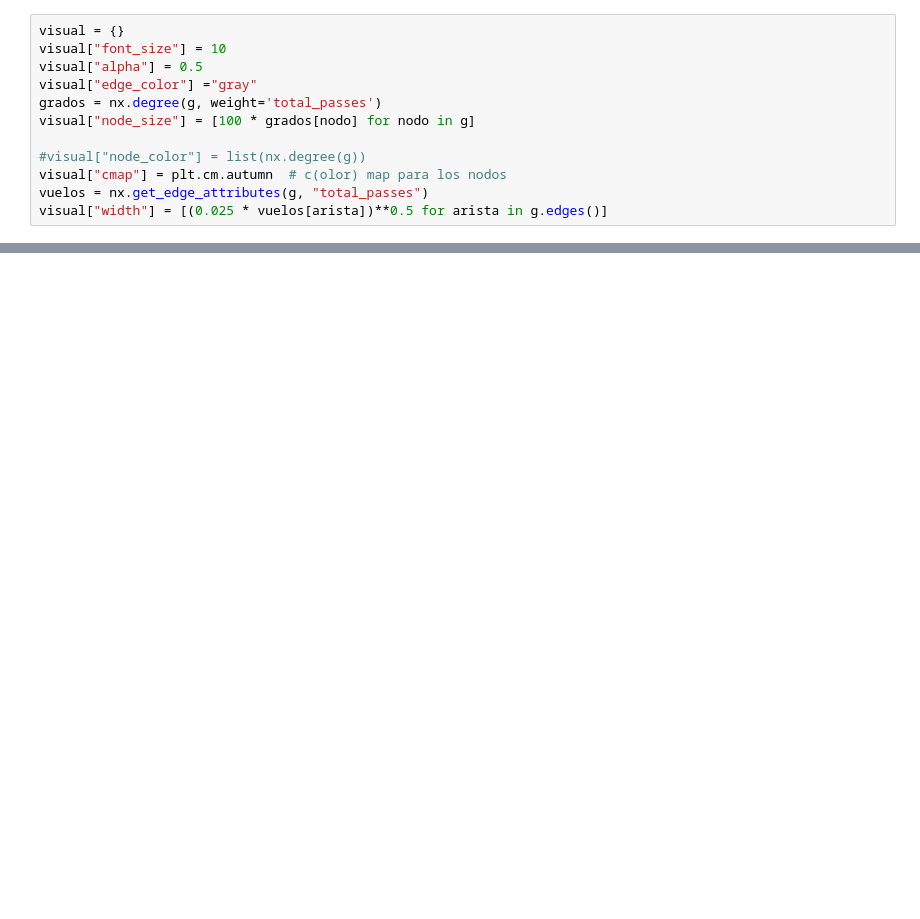
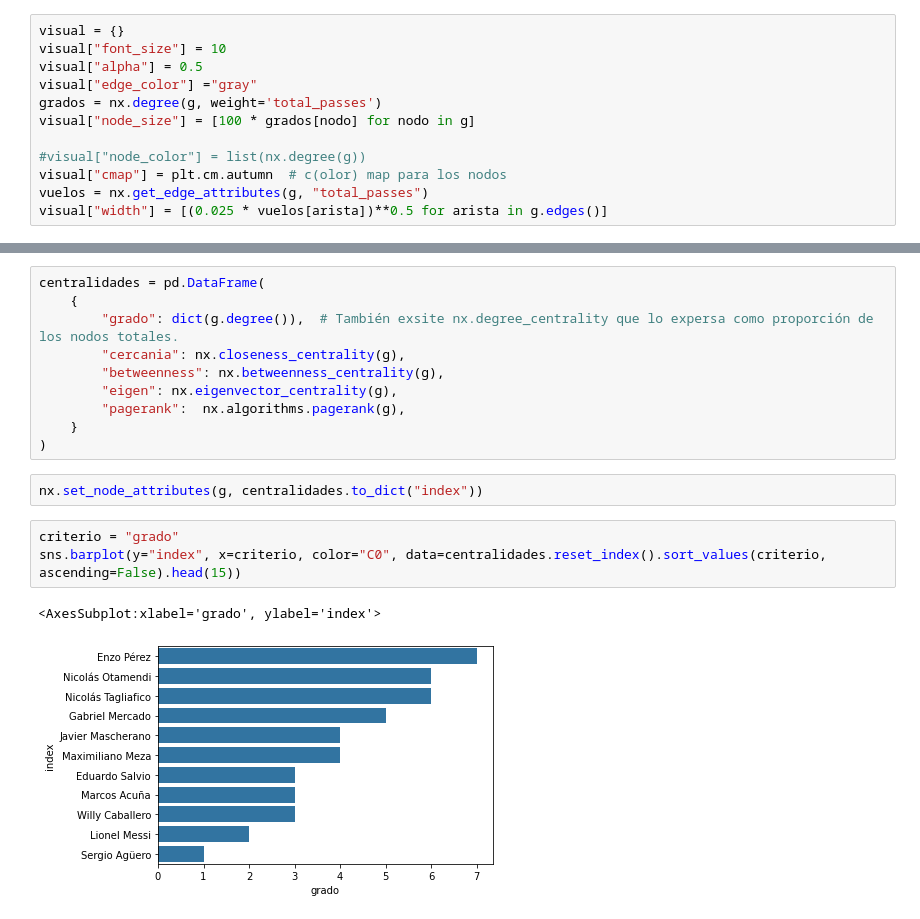
Before and after one commit to Bati-bot/TP-grafos, a Jupyter notebook: TP/passing_networks.ipynb, the cells around one changed output, grey strips where cells are left out. Saved outputs shown, nothing was run; the diff lists cells and outputs as text; blank space fills up the shorter version.

```diff
--- a/TP/passing_networks.ipynb
+++ b/TP/passing_networks.ipynb
@@ -289,0 +286,18 @@ nx.draw_networkx(g, **visual)
+# %%
+centralidades = pd.DataFrame(
+    {
+        "grado": dict(g.degree()),  # También exsite nx.degree_centrality que lo expersa como proporción de los nodos totales.
+        "cercania": nx.closeness_centrality(g),
+        "betweenness": nx.betweenness_centrality(g),
+        "eigen": nx.eigenvector_centrality(g),
+        "pagerank":  nx.algorithms.pagerank(g),
+    }
+)
+# %%
+nx.set_node_attributes(g, centralidades.to_dict("index"))
+# %%
+criterio = "grado"
+sns.barplot(y="index", x=criterio, color="C0", data=centralidades.reset_index().sort_values(criterio, ascending=False).head(15))
+# %% [output]
+<AxesSubplot:xlabel='grado', ylabel='index'>
+[figure, added]
```
Also changed, not shown: parts of 17 cells of this notebook.
